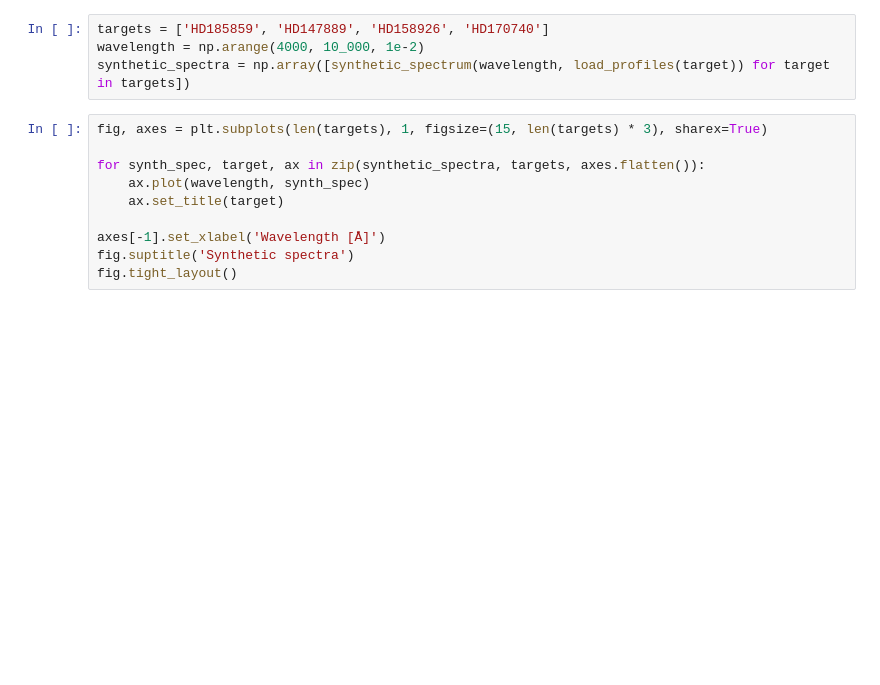
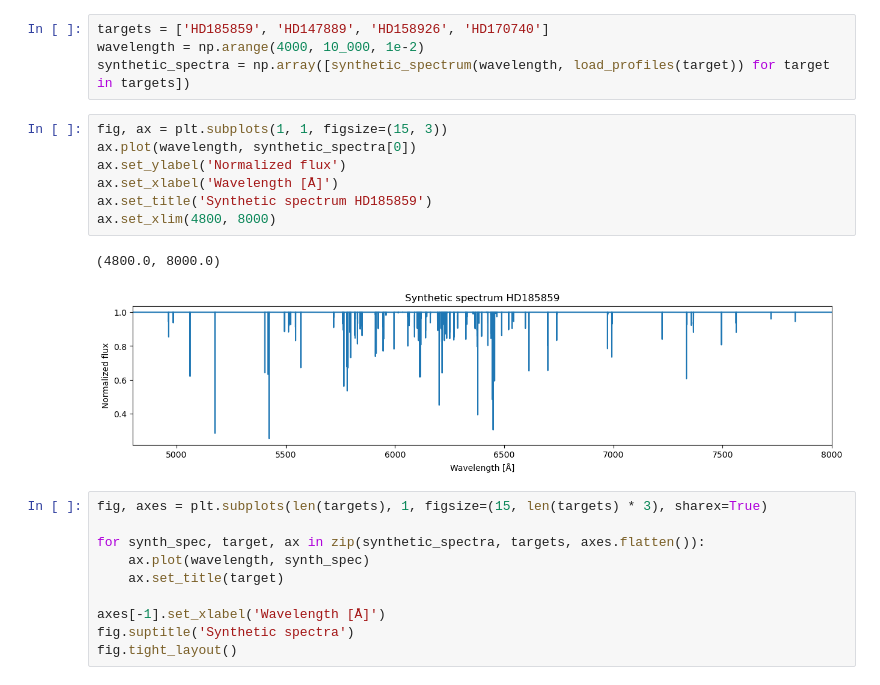
Before and after one commit to JvZeijl/brp-edibles, a Jupyter notebook: synthetic.ipynb, the cells around one changed output. Drawn from its saved outputs; the diff is of its cells as text; blank space fills up the shorter version.

```diff
--- a/synthetic.ipynb
+++ b/synthetic.ipynb
@@ -49,6 +49,16 @@ def synthetic_spectrum(wavelength, profiles):
 targets = ['HD185859', 'HD147889', 'HD158926', 'HD170740']
 wavelength = np.arange(4000, 10_000, 1e-2)
 synthetic_spectra = np.array([synthetic_spectrum(wavelength, load_profiles(target)) for target in targets])
+# %%
+fig, ax = plt.subplots(1, 1, figsize=(15, 3))
+ax.plot(wavelength, synthetic_spectra[0])
+ax.set_ylabel('Normalized flux')
+ax.set_xlabel('Wavelength [Å]')
+ax.set_title('Synthetic spectrum HD185859')
+ax.set_xlim(4800, 8000)
+# %% [output]
+(4800.0, 8000.0)
+[figure, added]
 # %%
 fig, axes = plt.subplots(len(targets), 1, figsize=(15, len(targets) * 3), sharex=True)
 
```
Also changed, not shown: parts of 2 cells of this notebook, 6 other files.
